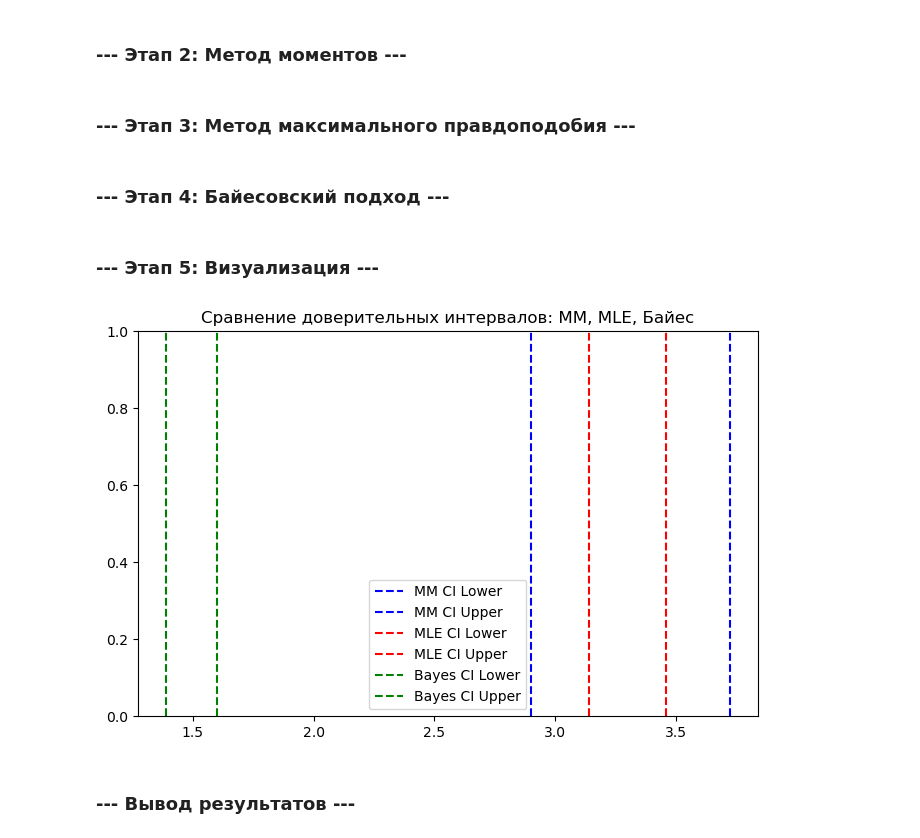
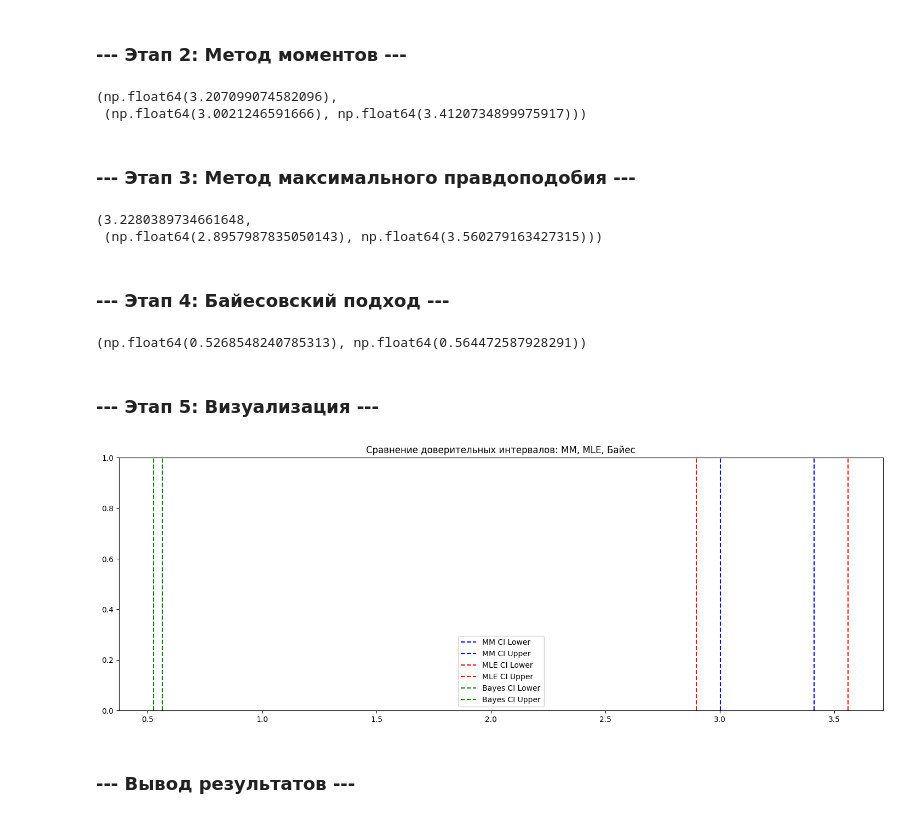
Before and after one commit to r42arty/hse, a Jupyter notebook: mod3/MathStat/MS_3.ipynb, the cells around one changed output. Cells and saved outputs as stored; diff of their text form; code cells hidden in the pictures.

```diff
--- a/mod3/MathStat/MS_3.ipynb
+++ b/mod3/MathStat/MS_3.ipynb
@@ -263,17 +311,72 @@ import seaborn as sns
 from sklearn.utils import resample
 # %% [markdown]
 ### --- Этап 1: Генерация данных ---
+# %%
+np.random.seed(42)
+alpha_true = 1.5
+beta_true = 4
+n = 100
+
+data = np.random.gamma(alpha_true, beta_true, n)
 # %% [markdown]
 ### --- Этап 2: Метод моментов ---
+# %%
+mean_data = np.mean(data)
+var_data = np.var(data, ddof=1)
+alpha_mm = mean_data ** 2 / var_data
+beta_mm = var_data / mean_data
+
+ci_alpha_mm = stats.norm.interval(0.95, loc=alpha_mm, scale=np.sqrt(var_data / n))
+
+alpha_mm, ci_alpha_mm
+# %% [output]
+(np.float64(3.207099074582096),
+ (np.float64(3.0021246591666), np.float64(3.4120734899975917)))
 # %% [markdown]
 ### --- Этап 3: Метод максимального правдоподобия ---
+# %%
+import scipy.special as sp
+alpha_mle, loc, beta_mle = stats.gamma.fit(data, floc=0)
+se_alpha_mle = alpha_mle / np.sqrt(n * sp.polygamma(1, alpha_mle))
+
+ci_alpha_mle = stats.norm.interval(0.95, loc=alpha_mle, scale=se_alpha_mle)
+alpha_mle, ci_alpha_mle
+# %% [output]
+(3.2280389734661648,
+ (np.float64(2.8957987835050143), np.float64(3.560279163427315)))
 # %% [markdown]
 ### --- Этап 4: Байесовский подход ---
+# %%
+from scipy.stats import invgamma
+a_post = n_gamma * alpha_gamma
+b_post = np.sum(sample_gamma)
+theta_bayes = b_post / (a_post - 1)
+ci_bayes_lower = invgamma.ppf(0.025, a=a_post, scale=b_post)
+ci_bayes_upper = invgamma.ppf(0.975, a=a_post, scale=b_post)
+ci_alpha_bayes = (ci_bayes_lower, ci_bayes_upper)
+print('Байесовская оценка theta =', theta_bayes)
+print(f'Байесовский ДИ: [{ci_bayes_lower:.3f}, {ci_bayes_upper:.3f}]')
+# %% [output]
+(np.float64(0.5268548240785313), np.float64(0.564472587928291))
 # %% [markdown]
 ### --- Этап 5: Визуализация ---
 # %%
+plt.figure(figsize=(18, 6))
+plt.axvline(ci_alpha_mm[0], color='blue', linestyle='dashed', label="MM CI Lower")
+plt.axvline(ci_alpha_mm[1], color='blue', linestyle='dashed', label="MM CI Upper")
+
+plt.axvline(ci_alpha_mle[0], color='red', linestyle='dashed', label="MLE CI Lower")
+plt.axvline(ci_alpha_mle[1], color='red', linestyle='dashed', label="MLE CI Upper")
+
+plt.axvline(ci_beta_bayes[0], color='green', linestyle='dashed', label="Bayes CI Lower")
+plt.axvline(ci_beta_bayes[1], color='green', linestyle='dashed', label="Bayes CI Upper")
+
+plt.legend()
+plt.title("Сравнение доверительных интервалов: MM, MLE, Байес")
+
+plt.show()
 # %% [output]
-[figure, old version]
+[figure, new version]
 # %% [markdown]
 ### --- Вывод результатов ---
 # %%
```
Also changed, not shown: parts of 7 cells of this notebook.
